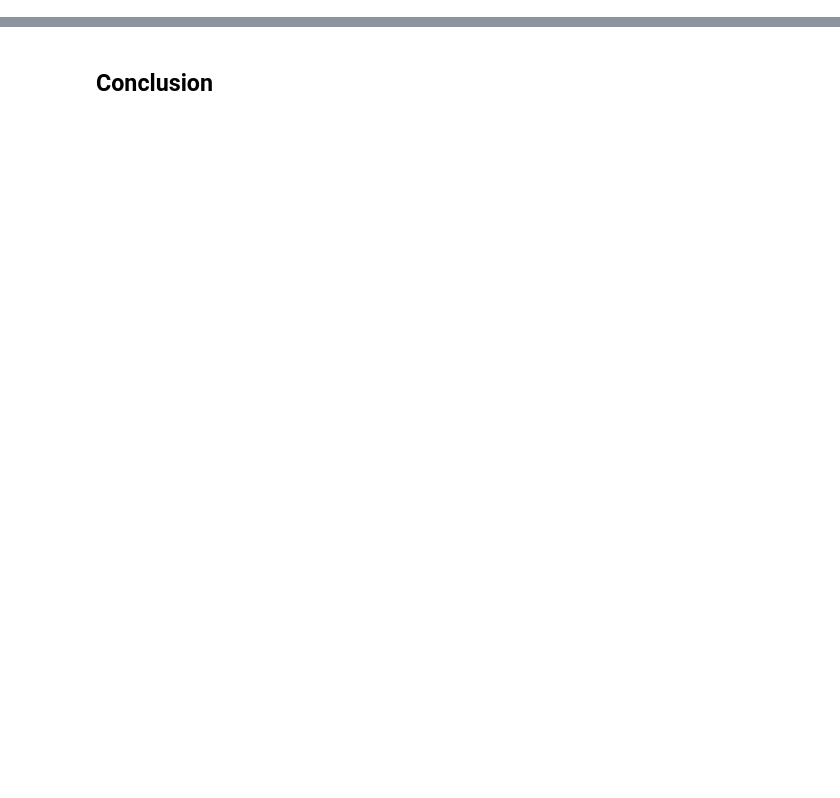
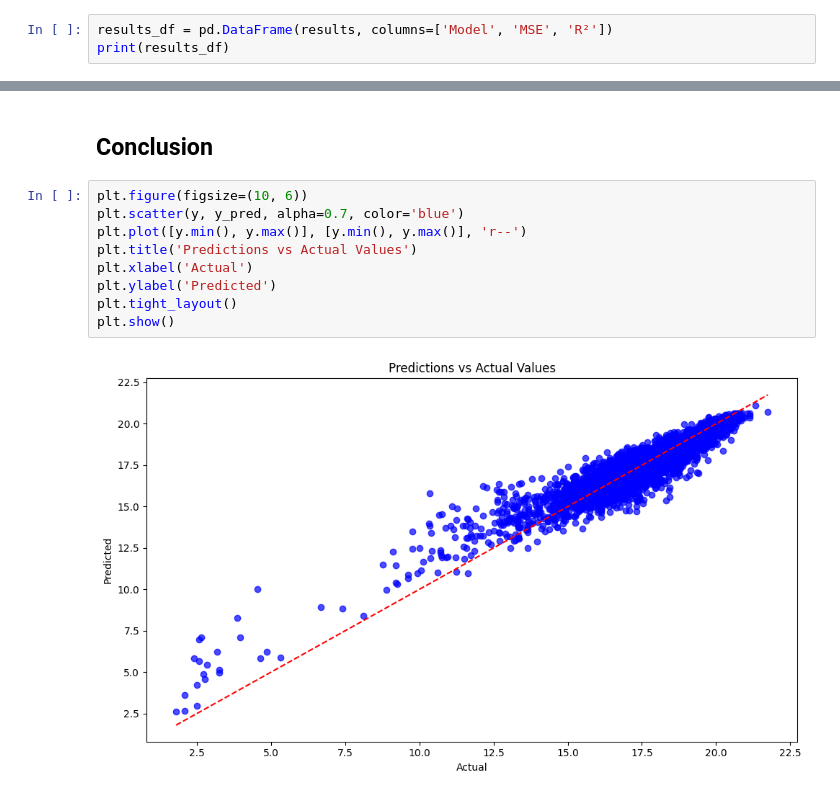
Before and after one commit to HeliaShamszadeh/Data-Science-Project-Movie-Revenue-Prediction-and-EDA, a Jupyter notebook: project.ipynb, the cells around one changed output, grey strips where cells are left out. Cells and saved outputs as stored; diff of their text form; blank space fills up the shorter version.

```diff
--- a/project.ipynb
+++ b/project.ipynb
@@ -906,0 +771,3 @@ fig_critics.show()
+# %%
+results_df = pd.DataFrame(results, columns=['Model', 'MSE', 'R²'])
+print(results_df)
@@ -909,2 +878,13 @@ fig_critics.show()
 # %% [markdown]
 ## Conclusion
+# %%
+plt.figure(figsize=(10, 6))
+plt.scatter(y, y_pred, alpha=0.7, color='blue')
+plt.plot([y.min(), y.max()], [y.min(), y.max()], 'r--')
+plt.title('Predictions vs Actual Values')
+plt.xlabel('Actual')
+plt.ylabel('Predicted')
+plt.tight_layout()
+plt.show()
+# %% [output]
+[figure, added]
```
Also changed, not shown: parts of 66 cells of this notebook, 7 other files.
